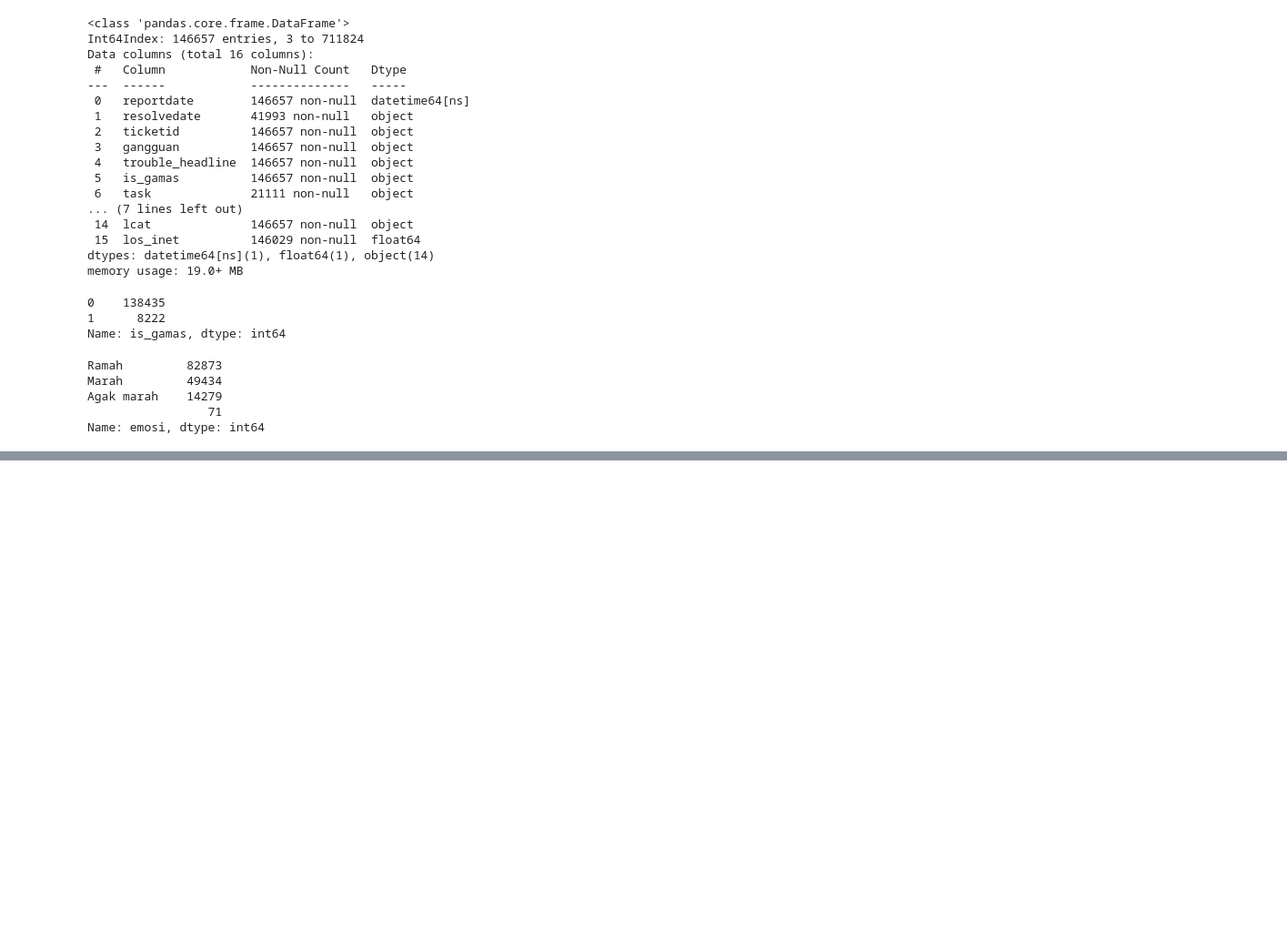
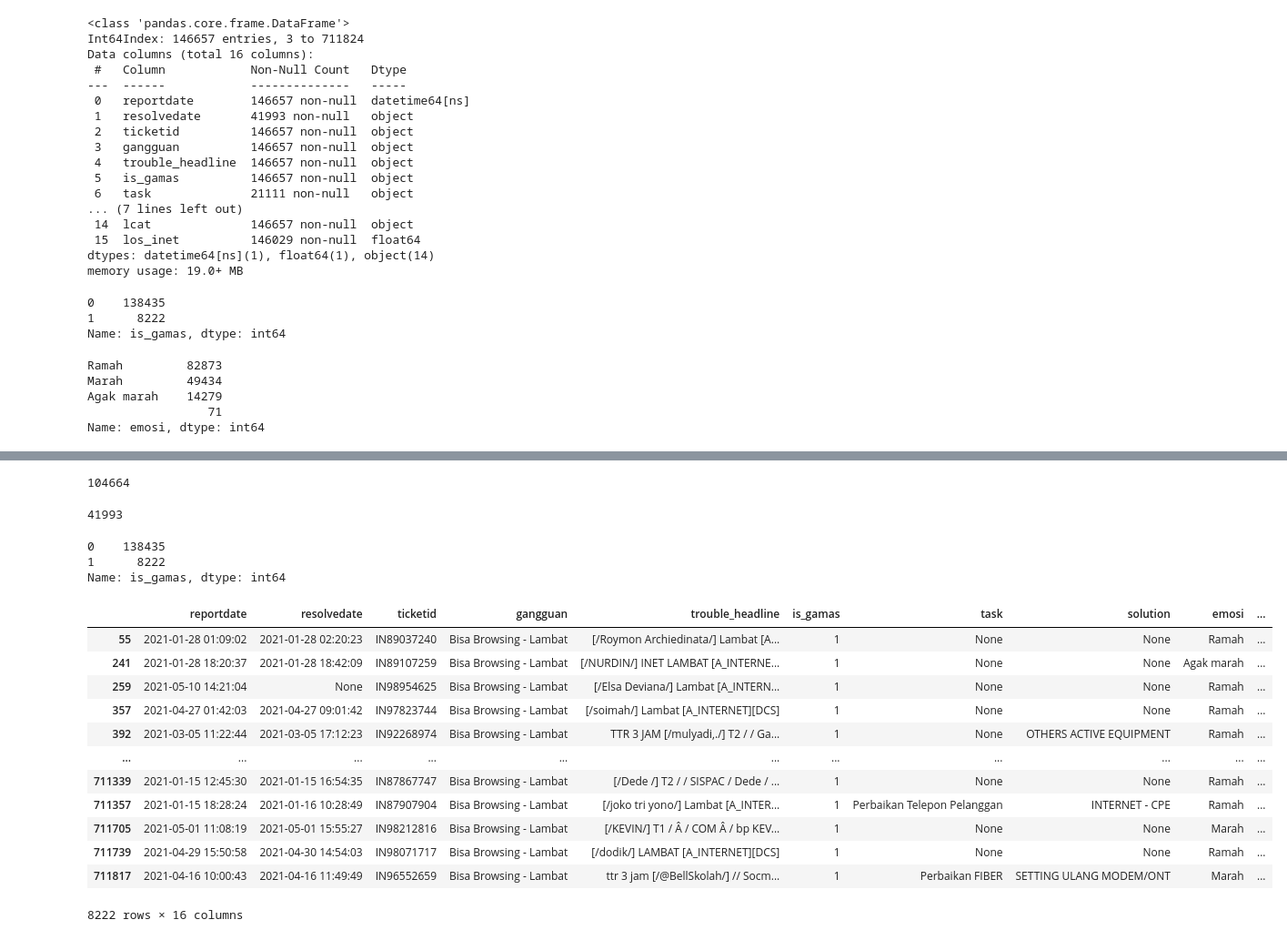
Before and after one commit to jafar-shodiq/complete-proj, a Jupyter notebook: 2021/07/internship-telkom-data-scientist/ticket/tiket.ipynb, the cells around one changed output, grey strips where cells are left out. Shown: that part at 91% size. Drawn from its saved outputs; the diff is of its cells as text; code cells hidden in the pictures; blank space fills up the shorter version.

```diff
--- a/2021/07/internship-telkom-data-scientist/ticket/tiket.ipynb
+++ b/2021/07/internship-telkom-data-scientist/ticket/tiket.ipynb
@@ -341,0 +360,2 @@ jkt = jkt.replace({np.nan: None})
+# %%
+jkt['reportdate'] = pd.to_datetime(jkt['reportdate'])
@@ -341,0 +377,30 @@ jkt = jkt.replace({np.nan: None})
+# %%
+jkt['resolvedate'].isnull().sum()
+# %% [output]
+104664
+# %%
+146657-104664
+# %% [output]
+41993
+# %%
+jkt['is_gamas'].value_counts()
+# %% [output]
+0    138435
+1      8222
+Name: is_gamas, dtype: int64
+# %%
+jkt[jkt['is_gamas'] == '1']
+# %% [output]
+|  | reportdate | resolvedate | ticketid | gangguan | trouble_headline | is_gamas | task | solution | emosi | ... |
+| 55 | 2021-01-28 01:09:02 | 2021-01-28 02:20:23 | IN89037240 | Bisa Browsing - Lambat | [/Roymon Archiedinata/] Lambat [A... | 1 | None | None | Ramah | ... |
+| 241 | 2021-01-28 18:20:37 | 2021-01-28 18:42:09 | IN89107259 | Bisa Browsing - Lambat | [/NURDIN/] INET LAMBAT [A_INTERNE... | 1 | None | None | Agak marah | ... |
+| 259 | 2021-05-10 14:21:04 | None | IN98954625 | Bisa Browsing - Lambat | [/Elsa Deviana/] Lambat [A_INTERN... | 1 | None | None | Ramah | ... |
+| 357 | 2021-04-27 01:42:03 | 2021-04-27 09:01:42 | IN97823744 | Bisa Browsing - Lambat | [/soimah/] Lambat [A_INTERNET][DCS] | 1 | None | None | Ramah | ... |
+| 392 | 2021-03-05 11:22:44 | 2021-03-05 17:12:23 | IN92268974 | Bisa Browsing - Lambat | TTR 3 JAM [/mulyadi,./] T2 / / Ga... | 1 | None | OTHERS ACTIVE EQUIPMENT | Ramah | ... |
+| ... | ... | ... | ... | ... | ... | ... | ... | ... | ... | ... |
+| 711339 | 2021-01-15 12:45:30 | 2021-01-15 16:54:35 | IN87867747 | Bisa Browsing - Lambat | [/Dede /] T2 / / SISPAC / Dede / ... | 1 | None | None | Ramah | ... |
+| 711357 | 2021-01-15 18:28:24 | 2021-01-16 10:28:49 | IN87907904 | Bisa Browsing - Lambat | [/joko tri yono/] Lambat [A_INTER... | 1 | Perbaikan Telepon Pelanggan | INTERNET - CPE | Ramah | ... |
+| 711705 | 2021-05-01 11:08:19 | 2021-05-01 15:55:27 | IN98212816 | Bisa Browsing - Lambat | [/KEVIN/] T1 / Â / COM Â / bp KEV... | 1 | None | None | Marah | ... |
+| 711739 | 2021-04-29 15:50:58 | 2021-04-30 14:54:03 | IN98071717 | Bisa Browsing - Lambat | [/dodik/] LAMBAT [A_INTERNET][DCS] | 1 | None | None | Ramah | ... |
+| 711817 | 2021-04-16 10:00:43 | 2021-04-16 11:49:49 | IN96552659 | Bisa Browsing - Lambat | ttr 3 jam [/@BellSkolah/] // Socm... | 1 | Perbaikan FIBER | SETTING ULANG MODEM/ONT | Marah | ... |
+8222 rows × 16 columns
```
Also changed, not shown: parts of 18 cells of this notebook.
